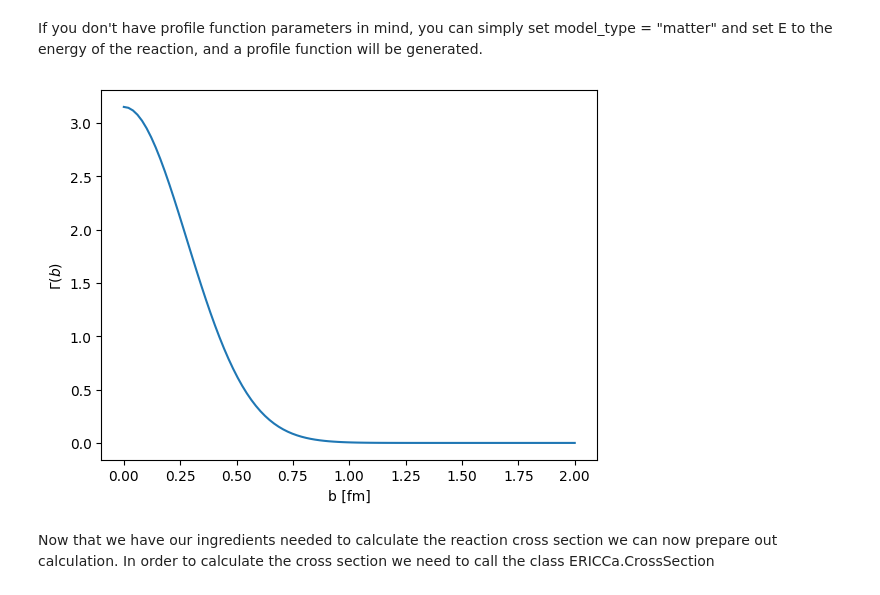
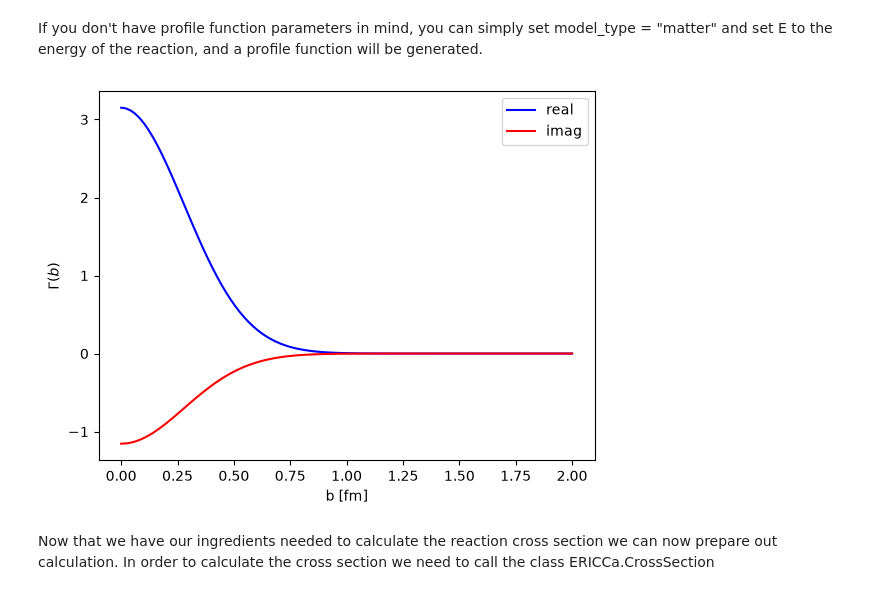
Before and after one commit to Circuitoah/ERICCa, a Jupyter notebook: tutorials/ERICCa_Tutorial.ipynb, the cells around one changed output. Drawn from its saved outputs; the diff is of its cells as text; code cells hidden in the pictures.

```diff
--- a/tutorials/ERICCa_Tutorial.ipynb
+++ b/tutorials/ERICCa_Tutorial.ipynb
@@ -135,15 +137,17 @@ If you don't have profile function parameters in mind, you can simply set model_
 # %%
 #An example of a programed example of a profile function
 profile_funct_preset= ERICCa.ProfileFunction(model_type = "matter", E = 300)
 
 #You can call your profile function with profile_funct.Gamma(b) where b is the impact parameter mesh
 b_mesh = np.linspace(0, 2, 100)
-plt.plot(b_mesh, profile_funct_preset.Gamma(b_mesh))
+plt.plot(b_mesh, profile_funct_preset.Gamma(b_mesh).real, color = "blue", label = "real")
+plt.plot(b_mesh, profile_funct_preset.Gamma(b_mesh).imag, color = "r", label = "imag")
 plt.xlabel("b [fm]")
 plt.ylabel(r"$\Gamma(b)$")
+plt.legend()
 plt.show()
 # %% [output]
-[figure, old version]
+[figure, new version]
 # %% [markdown]
 Now that we have our ingredients needed to calculate the reaction cross section we can now prepare out calculation. In order to calculate the cross section we need to call the class ERICCa.CrossSection
 # %%
```
Also changed, not shown: parts of 13 cells of this notebook, 1 other file.
